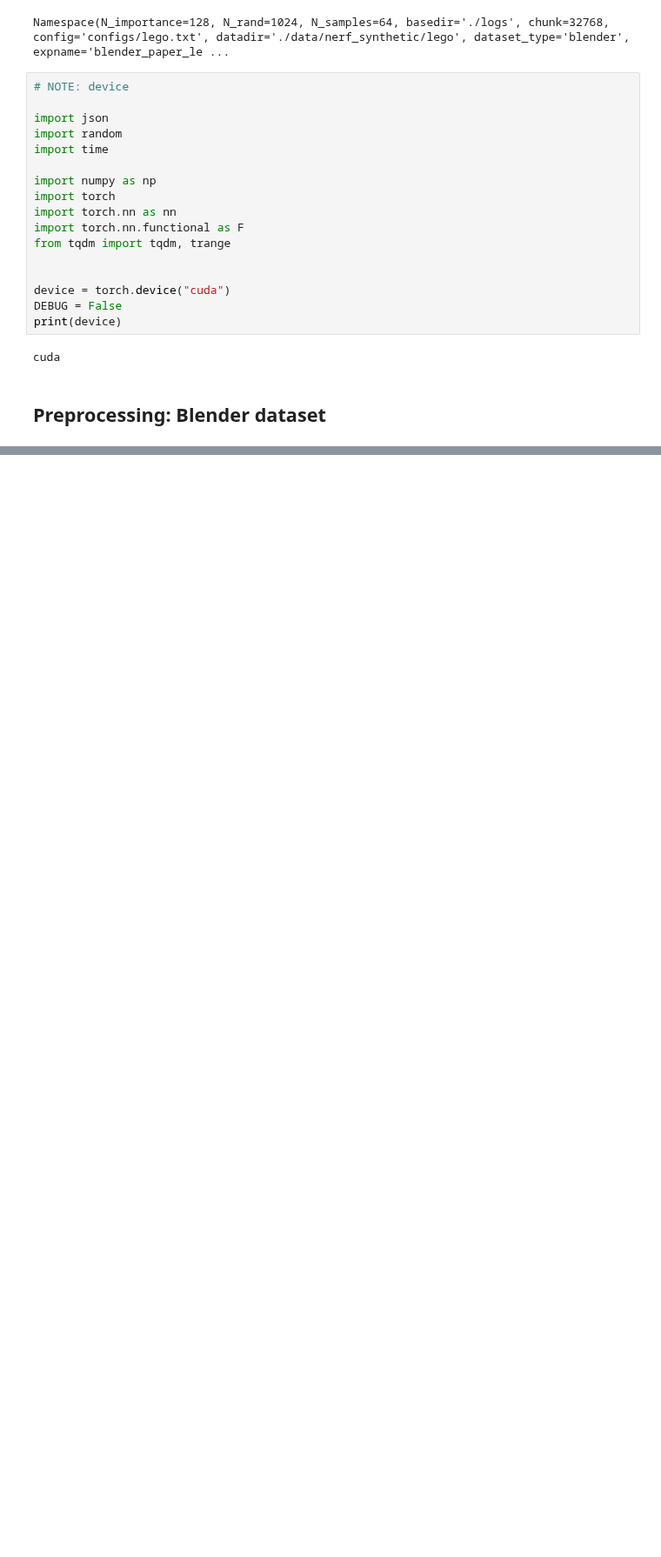
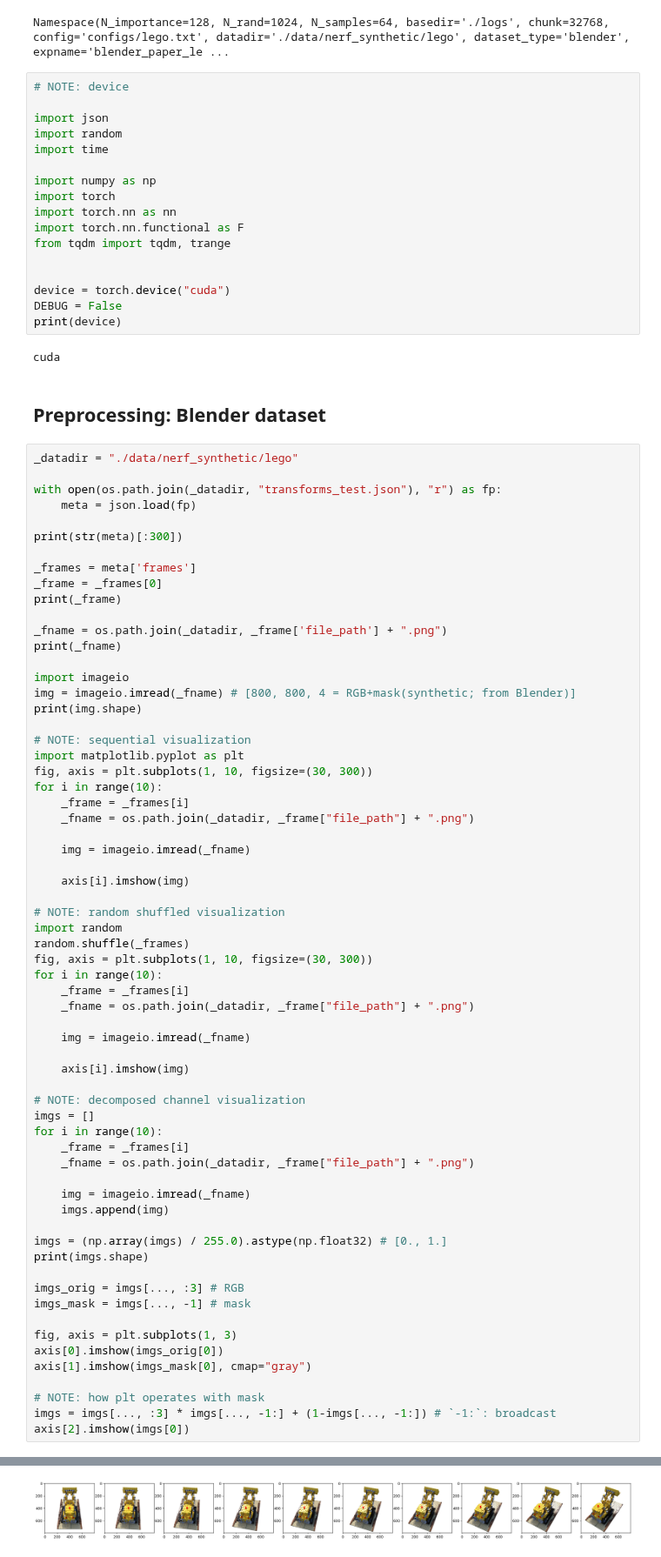
Before and after one commit to piljoong-jeong/augmented_safeguard, a Jupyter notebook: NeRF/NeRF_practice_lecture.ipynb, the cells around one changed output, grey strips where cells are left out. Shown at 87% size. Drawn from its saved outputs; the diff is of its cells as text; blank space fills up the shorter version.

Commit message:
preprocessing: blender dataset
load images & masking

```diff
--- a/NeRF/NeRF_practice_lecture.ipynb
+++ b/NeRF/NeRF_practice_lecture.ipynb
@@ -161,3 +161,68 @@ print(device)
 cuda
 # %% [markdown]
 ## Preprocessing: Blender dataset
+# %%
+_datadir = "./data/nerf_synthetic/lego"
+
+with open(os.path.join(_datadir, "transforms_test.json"), "r") as fp:
+    meta = json.load(fp)
+
+print(str(meta)[:300])
+
+_frames = meta['frames']
+_frame = _frames[0]
+print(_frame)
+
+_fname = os.path.join(_datadir, _frame['file_path'] + ".png")
+print(_fname)
+
+import imageio
+img = imageio.imread(_fname) # [800, 800, 4 = RGB+mask(synthetic; from Blender)]
+print(img.shape)
+
+# NOTE: sequential visualization
+import matplotlib.pyplot as plt
+fig, axis = plt.subplots(1, 10, figsize=(30, 300))
+for i in range(10):
+    _frame = _frames[i]
+    _fname = os.path.join(_datadir, _frame["file_path"] + ".png")
+
+    img = imageio.imread(_fname)
+
+    axis[i].imshow(img)
+
+# NOTE: random shuffled visualization
+import random
+random.shuffle(_frames)
+fig, axis = plt.subplots(1, 10, figsize=(30, 300))
+for i in range(10):
+    _frame = _frames[i]
+    _fname = os.path.join(_datadir, _frame["file_path"] + ".png")
+
+    img = imageio.imread(_fname)
+
+    axis[i].imshow(img)
+
+# NOTE: decomposed channel visualization
+imgs = []
+for i in range(10):
+    _frame = _frames[i]
+    _fname = os.path.join(_datadir, _frame["file_path"] + ".png")
+
+    img = imageio.imread(_fname)
+    imgs.append(img)
+
+imgs = (np.array(imgs) / 255.0).astype(np.float32) # [0., 1.]
+print(imgs.shape)
+
+imgs_orig = imgs[..., :3] # RGB
+imgs_mask = imgs[..., -1] # mask
+
+fig, axis = plt.subplots(1, 3)
+axis[0].imshow(imgs_orig[0])
+axis[1].imshow(imgs_mask[0], cmap="gray")
+
+# NOTE: how plt operates with mask
+imgs = imgs[..., :3] * imgs[..., -1:] + (1-imgs[..., -1:]) # `-1:`: broadcast
+axis[2].imshow(imgs[0])
+# %% [output]
@@ -163,0 +235 @@ cuda
+[figure, added]
```
Also changed, not shown: parts of 1 cell of this notebook, 4 other files.
